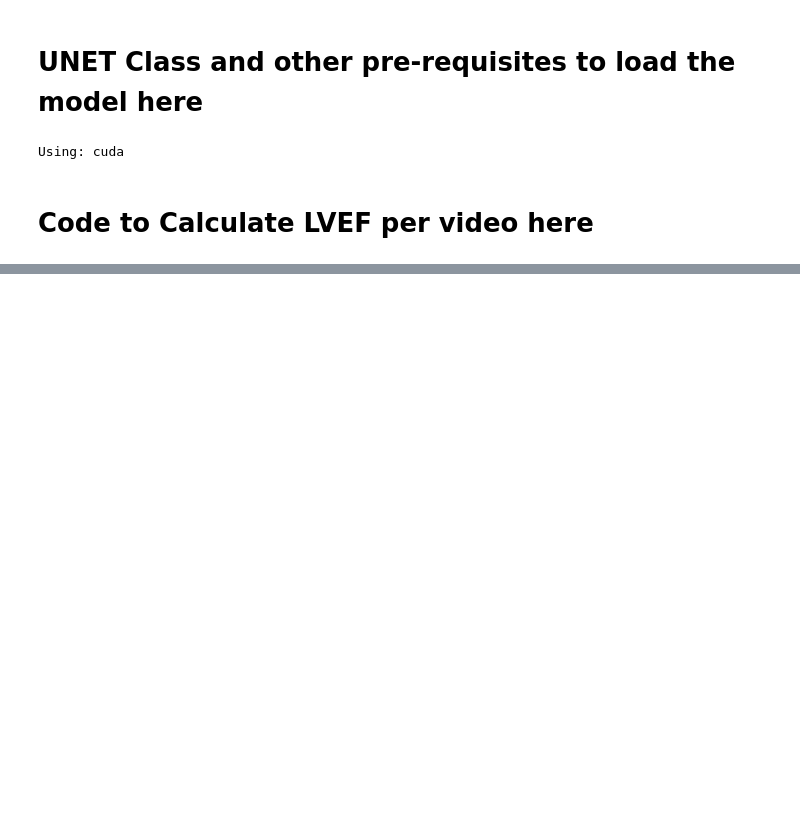
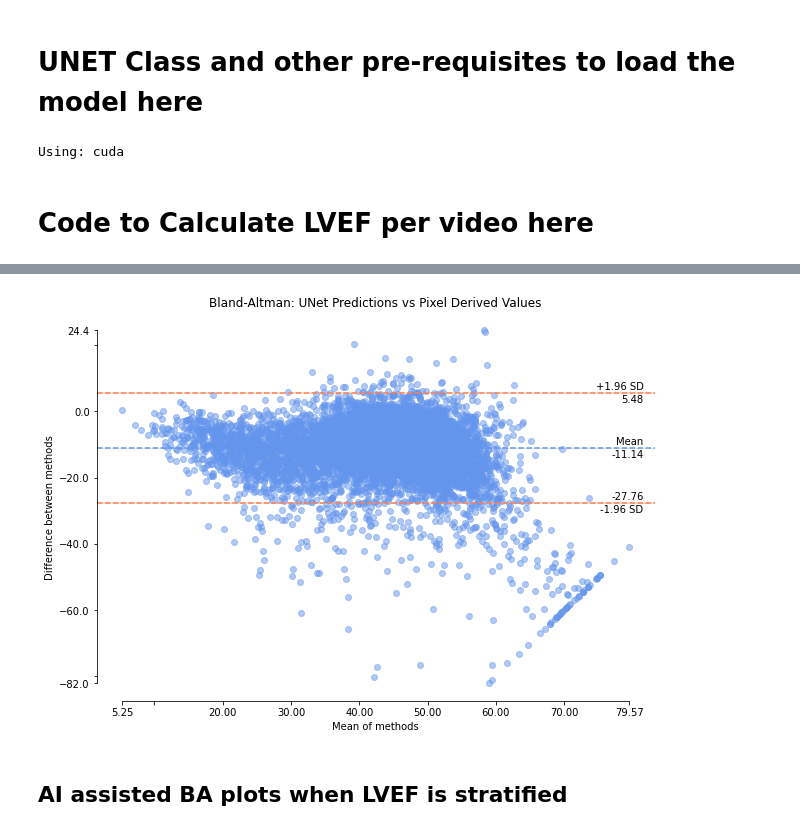
Before and after one commit to nrsjun/MachineLearning-LVEF-31005-, a Jupyter notebook: task3_measure_lvef.ipynb, the cells around one changed output, grey strips where cells are left out. Saved outputs shown, nothing was run; the diff lists cells and outputs as text; code cells hidden in the pictures; blank space fills up the shorter version.

```diff
--- a/task3_measure_lvef.ipynb
+++ b/task3_measure_lvef.ipynb
@@ -618,0 +715,16 @@ Processing ALL 10030 videos...
+# %%
+#Compare pred values against pixel values
+pyCompare.blandAltman(
+    final_df['EF_pixel'],    #the gt values
+    final_df['EF_pred'],    # the predicted vals
+    confidenceInterval=95,
+    percentage=False,
+    title='Bland-Altman: UNet Predictions vs Pixel Derived Values',
+)
+
+
+plt.show()
+# %% [output]
+[figure, added]
+# %% [markdown]
+## AI assisted BA plots when LVEF is stratified
```
Also changed, not shown: parts of 11 cells of this notebook, 1 other file.
